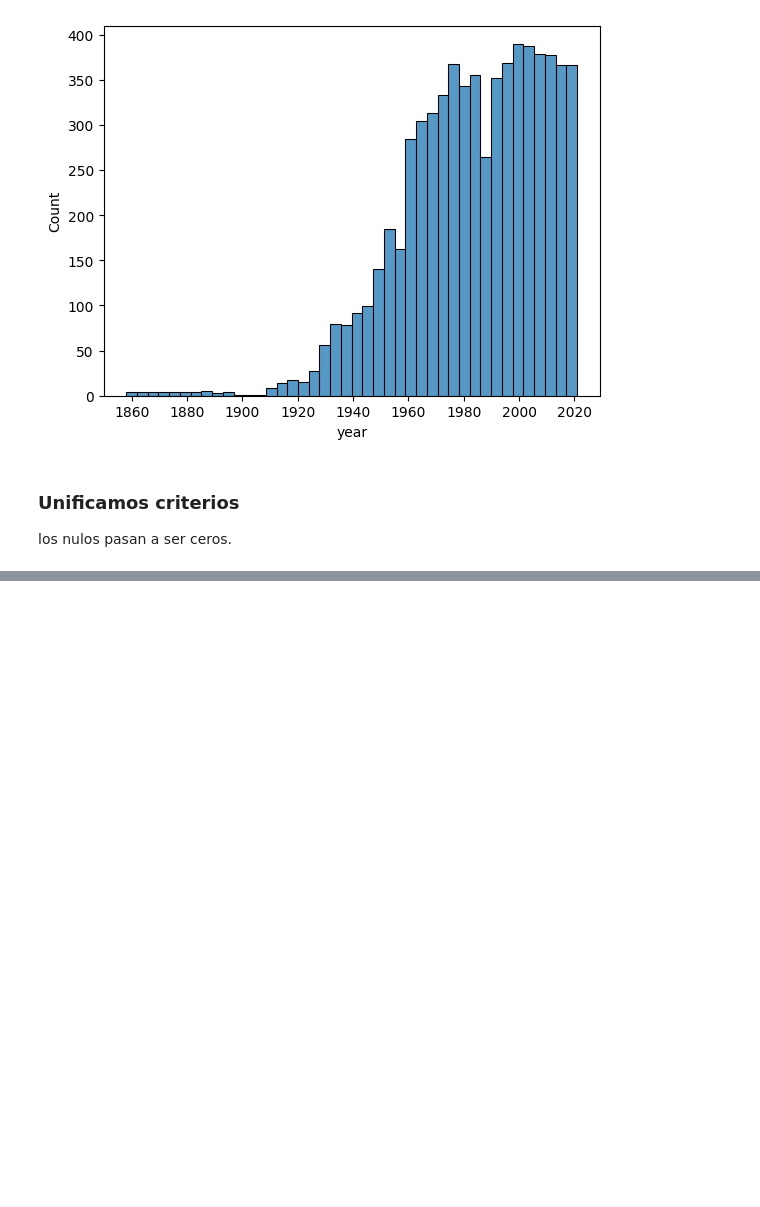
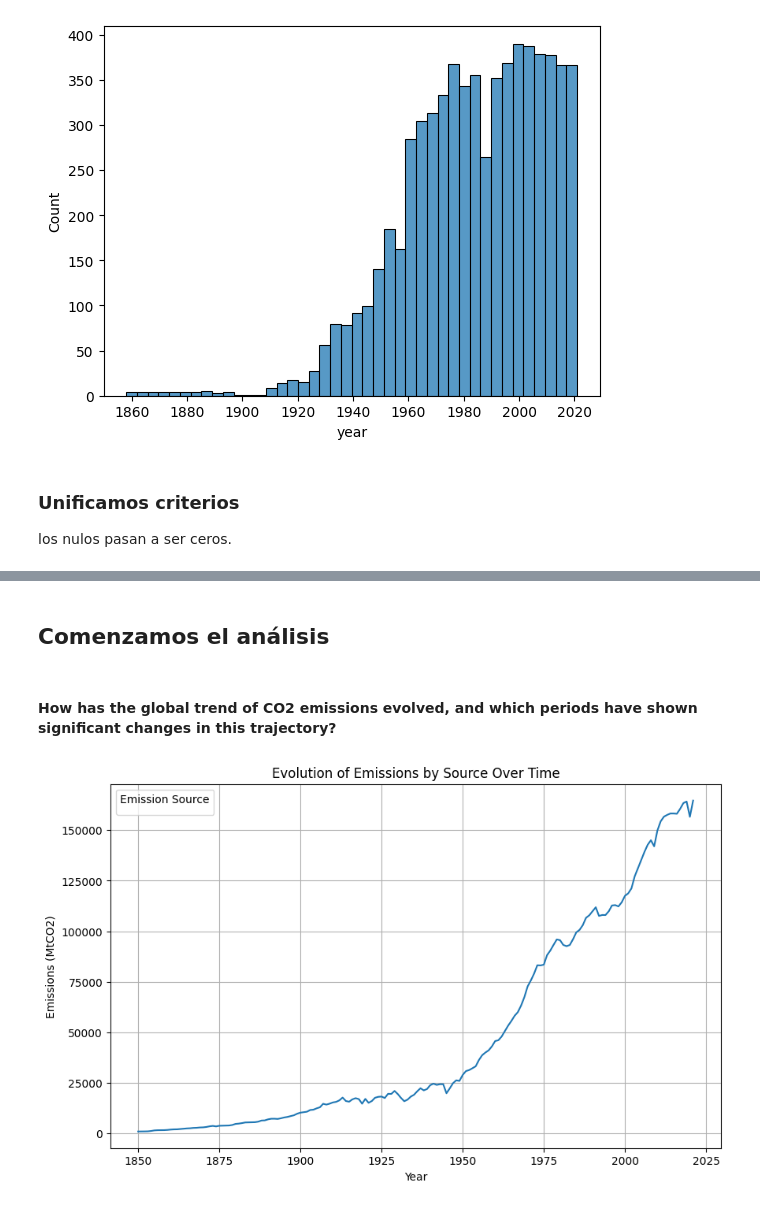
Before and after one commit to Sergio0602/Project-2--EDA, a Jupyter notebook: co2EDA.ipynb, the cells around one changed output, grey strips where cells are left out. Drawn from its saved outputs; the diff is of its cells as text; code cells hidden in the pictures; blank space fills up the shorter version.

```diff
--- a/co2EDA.ipynb
+++ b/co2EDA.ipynb
@@ -385,3 +381,22 @@ A value is trying to be set on a copy of a slice from a DataFrame
 
 See the caveats in the documentation: https://pandas.pydata.org/pandas-docs/stable/user_guide/indexing.html#returning-a-view-versus-a-copy
   df[columns_to_check].fillna(0, inplace=True)
+# %% [markdown]
+## Comenzamos el análisis
+# %% [markdown]
+#### How has the global trend of CO2 emissions evolved, and which periods have shown significant changes in this trajectory?
+# %%
+df_it1_grouped = df.groupby("year")['co2'].sum().reset_index()
+
+plt.figure(figsize=(10, 6))
+
+plt.plot(df_it1_grouped["year"], df_it1_grouped['co2'])
+
+plt.xlabel("Year")
+plt.ylabel("Emissions (MtCO2)")
+plt.title("Evolution of Emissions by Source Over Time")
+plt.legend(title="Emission Source")
+plt.grid(True)
+plt.show()
+# %% [output]
+[figure, added]
```
Also changed, not shown: parts of 5 cells of this notebook, 1 other file.
